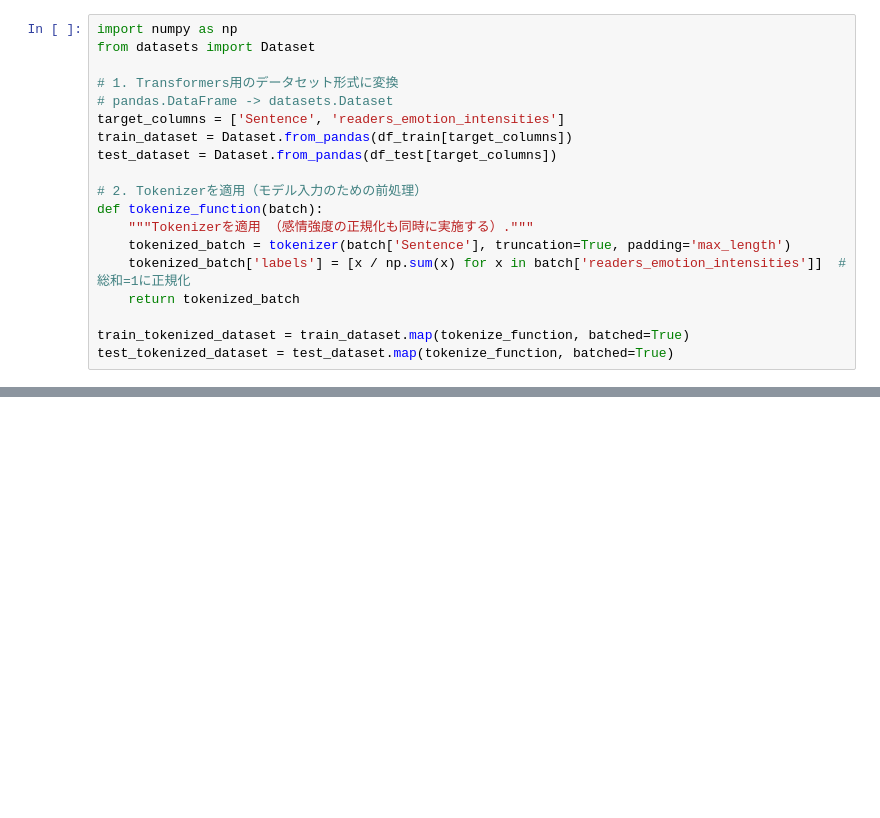
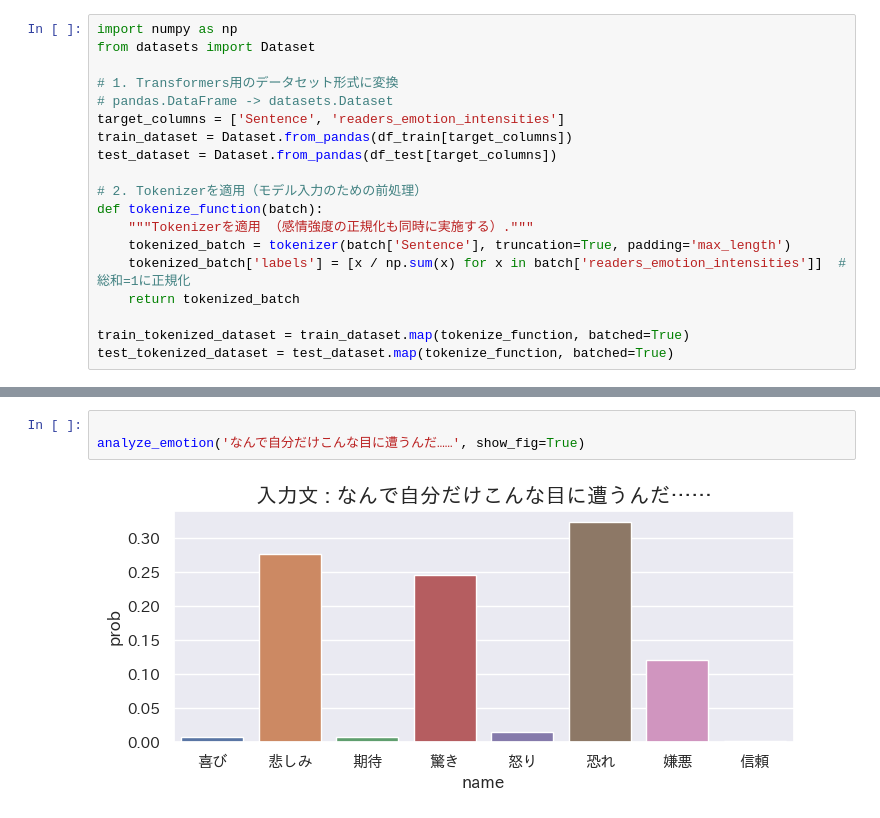
Before and after one commit to maruyama-lab-design/Preservation-of-Emotional-Context-in-Tweet-Embeddings, a Jupyter notebook: prototype2.ipynb, the cells around one changed output, grey strips where cells are left out. Drawn from its saved outputs; the diff is of its cells as text; blank space fills up the shorter version.

```diff
--- a/prototype2.ipynb
+++ b/prototype2.ipynb
@@ -171,0 +223,5 @@ def analyze_emotion(text, show_fig=False):
+# %%
+
+analyze_emotion('なんで自分だけこんな目に遭うんだ……', show_fig=True)
+# %% [output]
+[figure, added]
```
Also changed, not shown: parts of 11 cells of this notebook, 2 other files.
